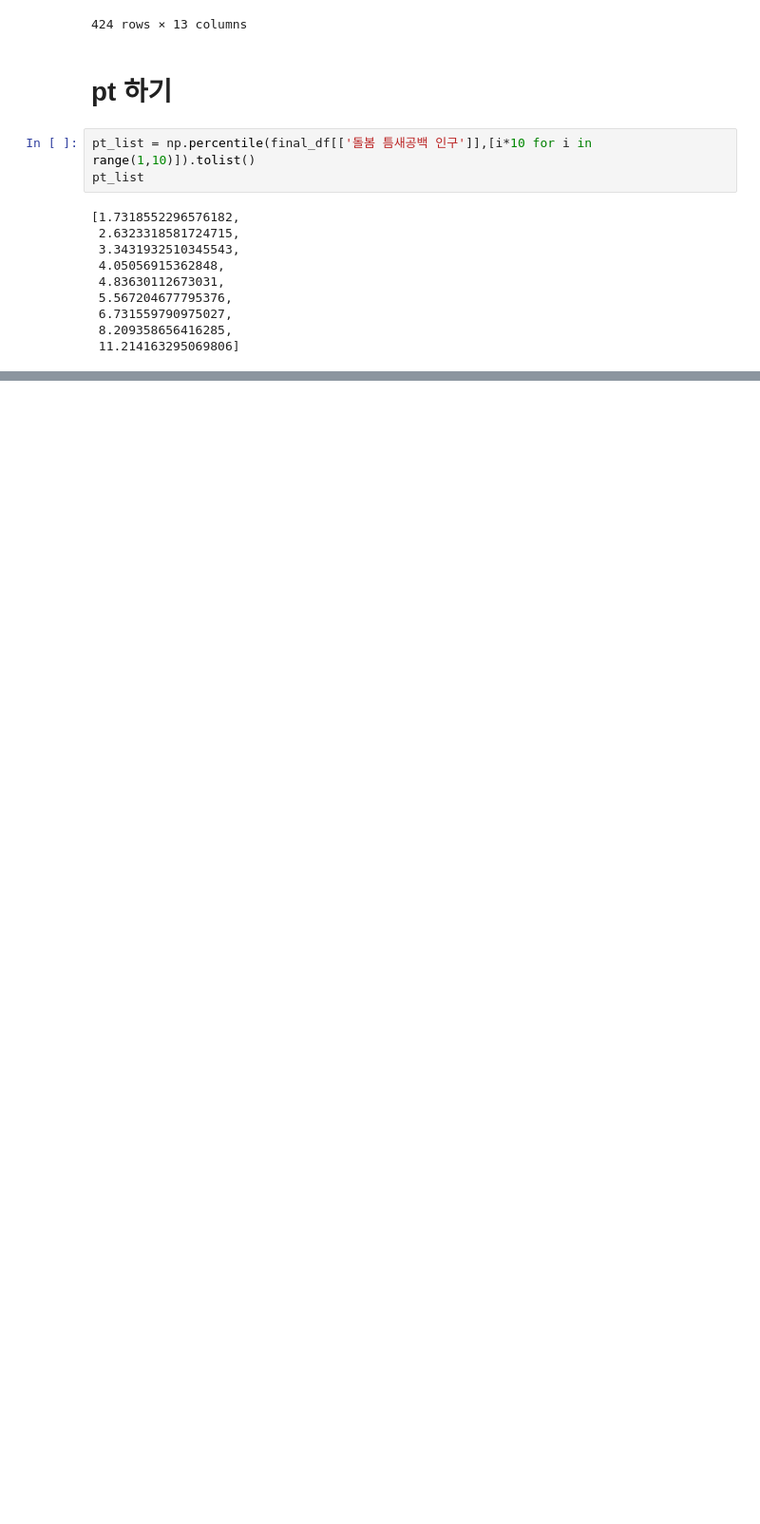
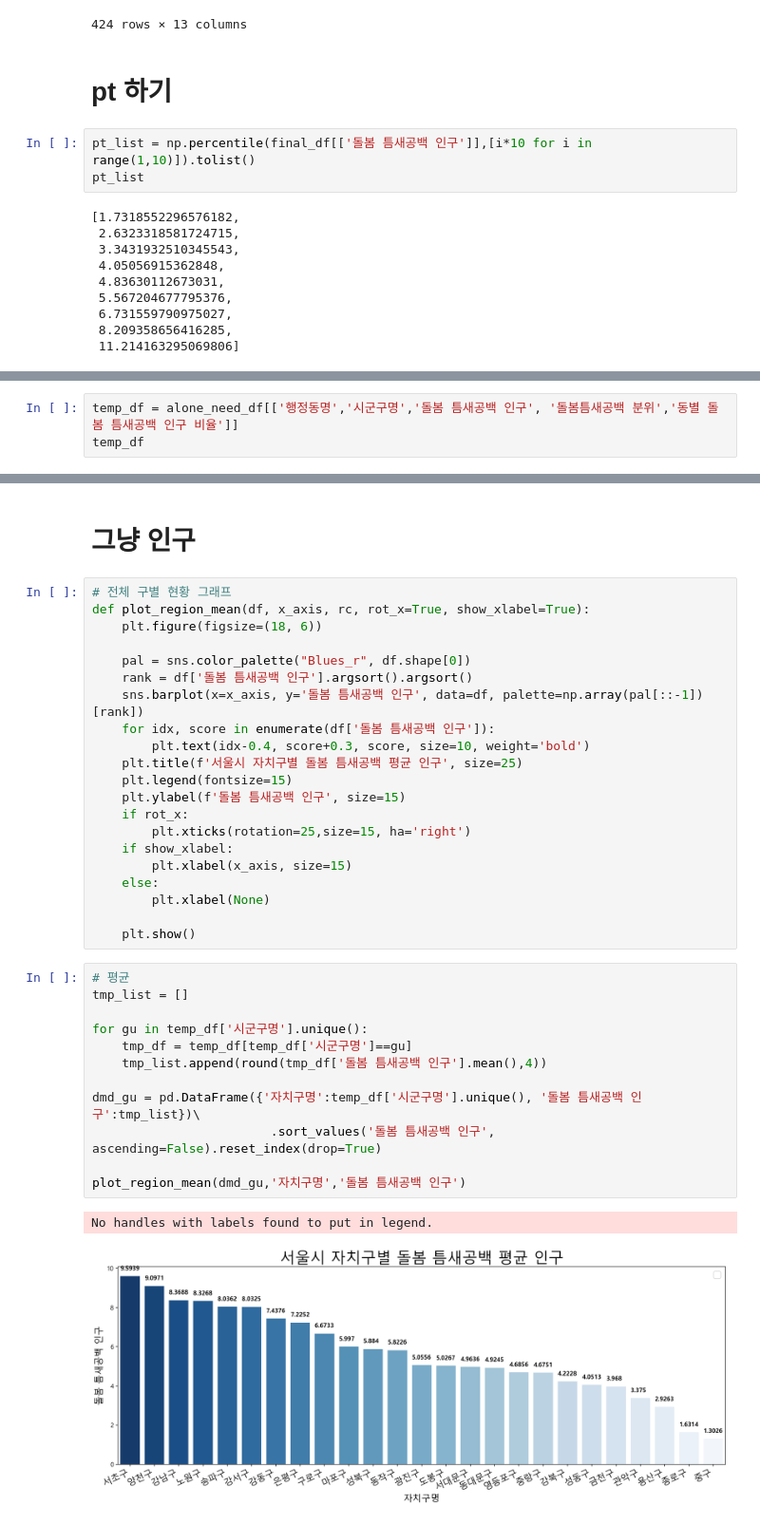
Before and after one commit to gyuholee94/seoul_contest, a Jupyter notebook: 규호_최종틈새지수.ipynb, the cells around one changed output, grey strips where cells are left out. Shown at 95% size. Cells and saved outputs as stored; diff of their text form; blank space fills up the shorter version.

```diff
--- a/규호_최종틈새지수.ipynb
+++ b/규호_최종틈새지수.ipynb
@@ -1043,0 +678,3 @@ temp_df['동별 돌봄 틈새공백  인구지수'].hist()
+# %%
+temp_df = alone_need_df[['행정동명','시군구명','돌봄 틈새공백 인구', '돌봄틈새공백 분위','동별 돌봄 틈새공백 인구 비율']]
+temp_df
@@ -1043,0 +697,38 @@ temp_df['동별 돌봄 틈새공백  인구지수'].hist()
+# %% [markdown]
+# 그냥 인구
+# %%
+# 전체 구별 현황 그래프
+def plot_region_mean(df, x_axis, rc, rot_x=True, show_xlabel=True):
+    plt.figure(figsize=(18, 6))
+
+    pal = sns.color_palette("Blues_r", df.shape[0])
+    rank = df['돌봄 틈새공백 인구'].argsort().argsort()
+    sns.barplot(x=x_axis, y='돌봄 틈새공백 인구', data=df, palette=np.array(pal[::-1])[rank])
+    for idx, score in enumerate(df['돌봄 틈새공백 인구']):
+        plt.text(idx-0.4, score+0.3, score, size=10, weight='bold')
+    plt.title(f'서울시 자치구별 돌봄 틈새공백 평균 인구', size=25)
+    plt.legend(fontsize=15)
+    plt.ylabel(f'돌봄 틈새공백 인구', size=15)
+    if rot_x:
+        plt.xticks(rotation=25,size=15, ha='right')
+    if show_xlabel:
+        plt.xlabel(x_axis, size=15)
+    else:
+        plt.xlabel(None)
+
+    plt.show()
+# %%
+# 평균
+tmp_list = []
+
+for gu in temp_df['시군구명'].unique():
+    tmp_df = temp_df[temp_df['시군구명']==gu]
+    tmp_list.append(round(tmp_df['돌봄 틈새공백 인구'].mean(),4))
+
+dmd_gu = pd.DataFrame({'자치구명':temp_df['시군구명'].unique(), '돌봄 틈새공백 인구':tmp_list})\
+                        .sort_values('돌봄 틈새공백 인구', ascending=False).reset_index(drop=True)
+
+plot_region_mean(dmd_gu,'자치구명','돌봄 틈새공백 인구')
+# %% [output]
+No handles with labels found to put in legend.
+[figure, added]
```
Also changed, not shown: parts of 59 cells of this notebook, 7 other files.
